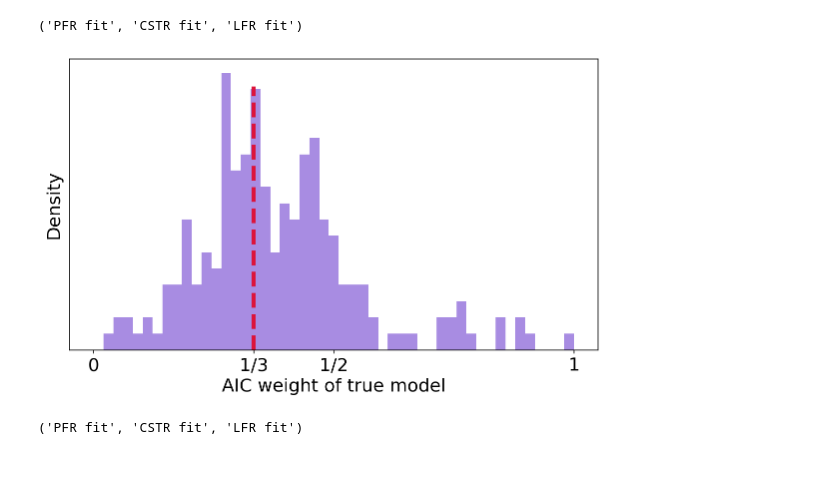
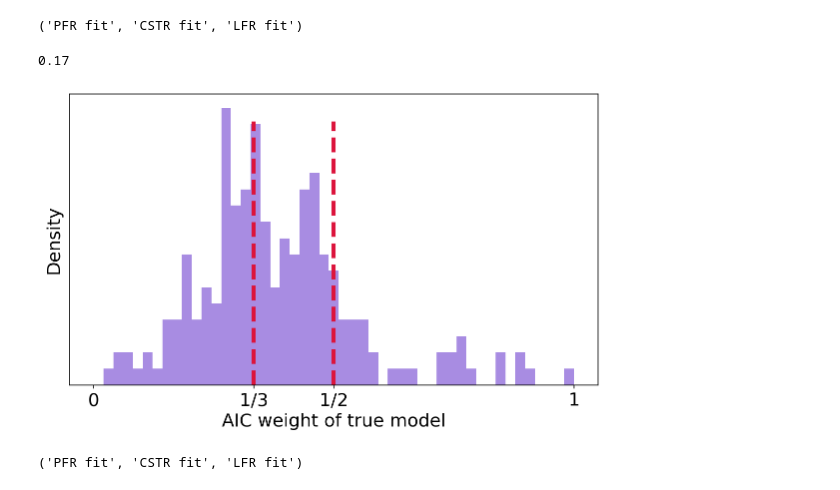
Before and after one commit to pachterlab/GVP_2023, a Jupyter notebook: gg230119_reactors.ipynb, the cells around one changed output. Saved outputs shown, nothing was run; the diff lists cells and outputs as text; code cells hidden in the pictures.

```diff
--- a/gg230119_reactors.ipynb
+++ b/gg230119_reactors.ipynb
@@ -1230,22 +1231,27 @@ AICmin = np.amin(AIC_values,1)
 dAIC = AIC_values-AICmin[:,None]
 AIC = np.exp(-dAIC/2)
 AIC /= AIC.sum(1)[:,None]
+# %%
+(AIC[:,0]>1/2).sum()/len(AIC[:,0])
+# %% [output]
+0.17
 # %%
 fig1,ax1 = plt.subplots(1,1,figsize=dims)
 bins = np.linspace(0,1,50)
 _=plt.hist(AIC[:,0],bins,density=True,color=model_colors[0],alpha=0.8)
 ax1.plot([1/3]*2,[0,_[0].max()*0.95],'--',color='crimson',linewidth=4)
+ax1.plot([1/2]*2,[0,_[0].max()*0.95],'--',color='crimson',linewidth=4)
 
 ax1.set_xticks([0,1/3,1/2,1],('0','1/3','1/2','1'),fontsize=fs)
 ax1.set_xlabel('AIC weight of true model',fontsize=fs)
 ax1.set_ylabel('Density',fontsize=fs)
 _=ax1.set_yticks([])
 plt.tight_layout()
 
 plt.savefig('figs/fig4d.png',dpi=450)
 plt.savefig('figs/fig4d.pdf')
 # %% [output]
-[figure, old version]
+[figure, new version]
 # %%
 model_names
 # %% [output]
```
Also changed, not shown: parts of 1 cell of this notebook, 4 other files.
